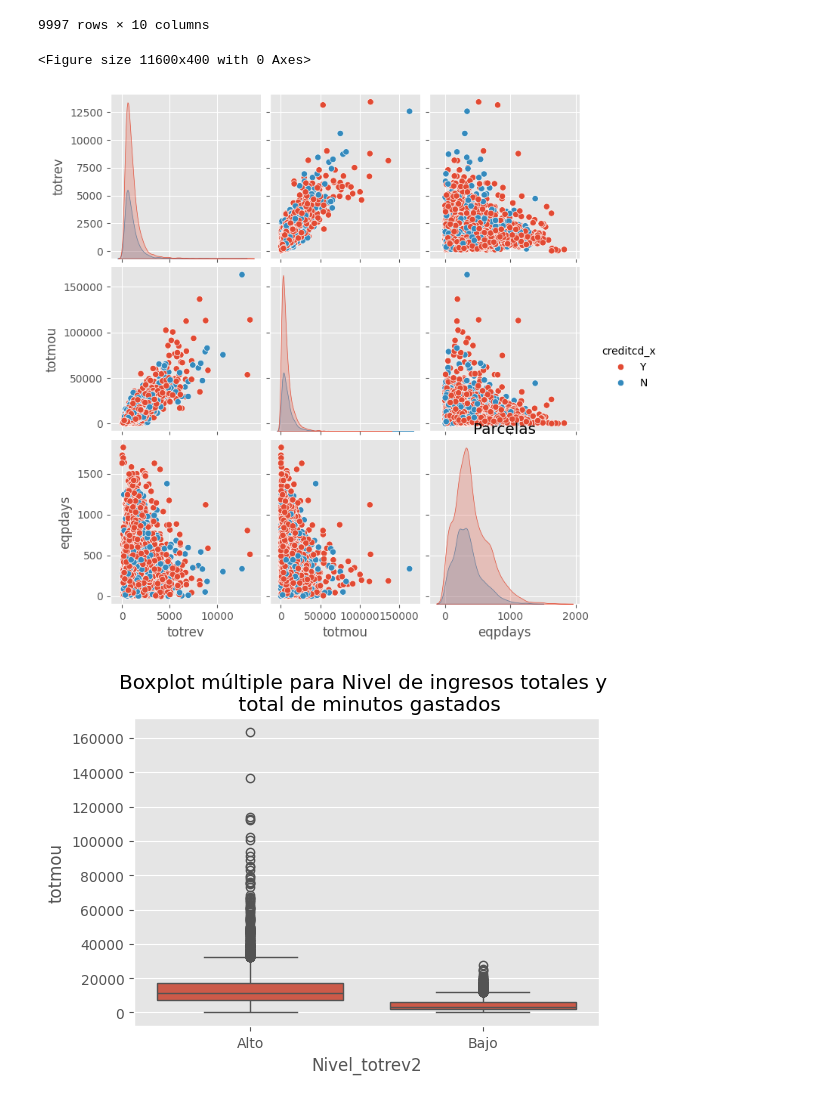
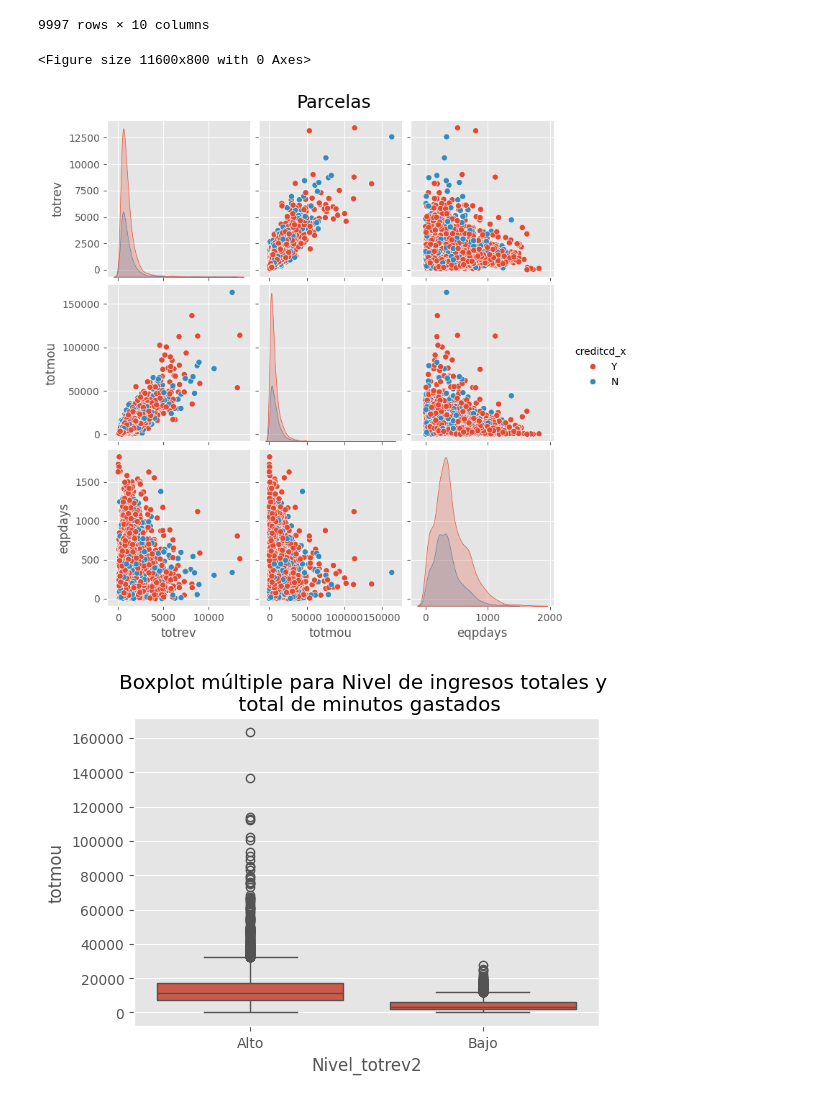
Before and after one commit to carteag43066/ean_est_python_2024, a Jupyter notebook: Codigo/Relación entre minutos usados e ingreso de clientes - Introducción a Pandas.ipynb, the cells around one changed output. Drawn from its saved outputs; the diff is of its cells as text; code cells hidden in the pictures.

```diff
--- a/Codigo/Relación entre minutos usados e ingreso de clientes - Introducción a Pandas.ipynb
+++ b/Codigo/Relación entre minutos usados e ingreso de clientes - Introducción a Pandas.ipynb
@@ -1945,13 +1945,13 @@ df3
 | 1099003 | 5025.0 | 1436.49 | Y | 1029 | Medio | 0.333333 | U | LOS ANGELES AREA | Y | ... |
 9997 rows × 10 columns
 # %%
-plt.figure(figsize=(116,4))
+plt.figure(figsize=(116,8))
 sns.pairplot(data=df3, hue='creditcd_x', vars=['totrev','totmou','eqpdays'])
-plt.title("Parcelas")
+plt.suptitle("Parcelas",size=18, y=1.03)
 plt.show()
 # %% [output]
-<Figure size 11600x400 with 0 Axes>
+<Figure size 11600x800 with 0 Axes>
-[figure, old version]
+[figure, new version]
 # %%
 plt.figure(figsize=(6,4))
 sns.boxplot(x='Nivel_totrev2',y='totmou',data=df_con_etiquetas)
```
Also changed, not shown: parts of 2 cells of this notebook.
